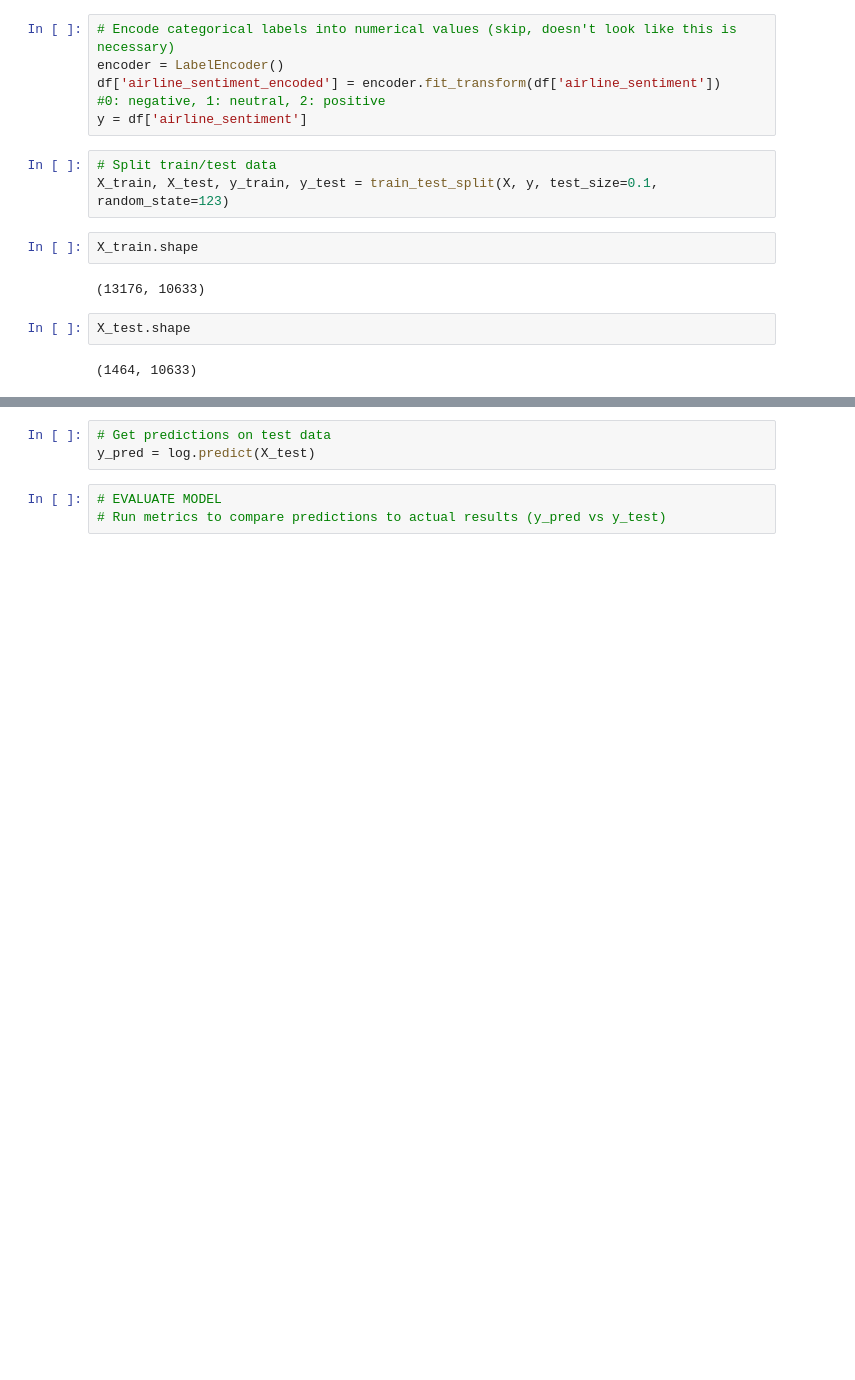
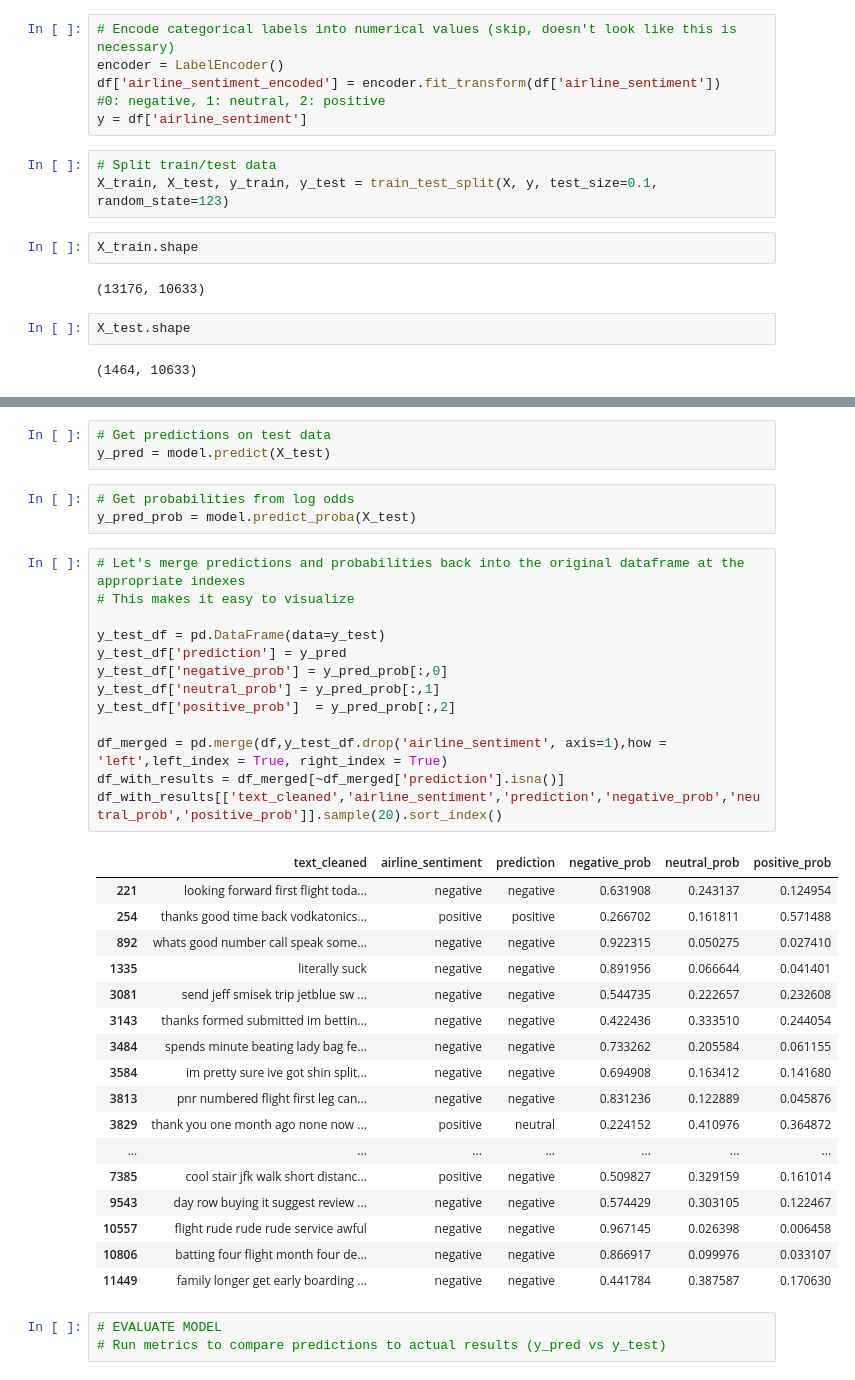
Before and after one commit to nimaim/metis-sensitivity-analysis, a Jupyter notebook: metis_intro_ds_project.ipynb, the cells around one changed output, grey strips where cells are left out. Saved outputs shown, nothing was run; the diff lists cells and outputs as text; blank space fills up the shorter version.

```diff
--- a/metis_intro_ds_project.ipynb
+++ b/metis_intro_ds_project.ipynb
@@ -305,7 +313,41 @@ array([[ 0.09695077,  0.        ,  0.04246969, ...,  0.01771312,
          0.        , -0.18872132]])
 # %%
 # Get predictions on test data
-y_pred = log.predict(X_test)
+y_pred = model.predict(X_test)
+# %%
+# Get probabilities from log odds
+y_pred_prob = model.predict_proba(X_test)
+# %%
+# Let's merge predictions and probabilities back into the original dataframe at the appropriate indexes
+# This makes it easy to visualize
+
+y_test_df = pd.DataFrame(data=y_test)
+y_test_df['prediction'] = y_pred
+y_test_df['negative_prob'] = y_pred_prob[:,0]
+y_test_df['neutral_prob'] = y_pred_prob[:,1]
+y_test_df['positive_prob']  = y_pred_prob[:,2]
+
+df_merged = pd.merge(df,y_test_df.drop('airline_sentiment', axis=1),how = 'left',left_index = True, right_index = True)
+df_with_results = df_merged[~df_merged['prediction'].isna()]
+df_with_results[['text_cleaned','airline_sentiment','prediction','negative_prob','neutral_prob','positive_prob']].sample(20).sort_index()
+# %% [output]
+|  | text_cleaned | airline_sentiment | prediction | negative_prob | neutral_prob | positive_prob |
+| 221 | looking forward first flight toda... | negative | negative | 0.631908 | 0.243137 | 0.124954 |
+| 254 | thanks good time back vodkatonics... | positive | positive | 0.266702 | 0.161811 | 0.571488 |
+| 892 | whats good number call speak some... | negative | negative | 0.922315 | 0.050275 | 0.027410 |
+| 1335 | literally suck | negative | negative | 0.891956 | 0.066644 | 0.041401 |
+| 3081 | send jeff smisek trip jetblue sw ... | negative | negative | 0.544735 | 0.222657 | 0.232608 |
+| 3143 | thanks formed submitted im bettin... | negative | negative | 0.422436 | 0.333510 | 0.244054 |
+| 3484 | spends minute beating lady bag fe... | negative | negative | 0.733262 | 0.205584 | 0.061155 |
+| 3584 | im pretty sure ive got shin split... | negative | negative | 0.694908 | 0.163412 | 0.141680 |
+| 3813 | pnr numbered flight first leg can... | negative | negative | 0.831236 | 0.122889 | 0.045876 |
+| 3829 | thank you one month ago none now ... | positive | neutral | 0.224152 | 0.410976 | 0.364872 |
+| ... | ... | ... | ... | ... | ... | ... |
+| 7385 | cool stair jfk walk short distanc... | positive | negative | 0.509827 | 0.329159 | 0.161014 |
+| 9543 | day row buying it suggest review ... | negative | negative | 0.574429 | 0.303105 | 0.122467 |
+| 10557 | flight rude rude rude service awful | negative | negative | 0.967145 | 0.026398 | 0.006458 |
+| 10806 | batting four flight month four de... | negative | negative | 0.866917 | 0.099976 | 0.033107 |
+| 11449 | family longer get early boarding ... | negative | negative | 0.441784 | 0.387587 | 0.170630 |
 # %%
 # EVALUATE MODEL
 # Run metrics to compare predictions to actual results (y_pred vs y_test)
```
Also changed, not shown: parts of 14 cells of this notebook.
